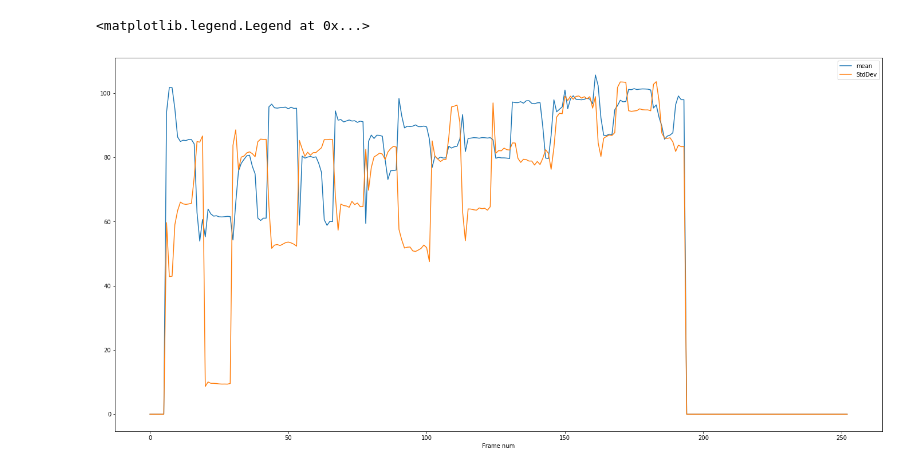
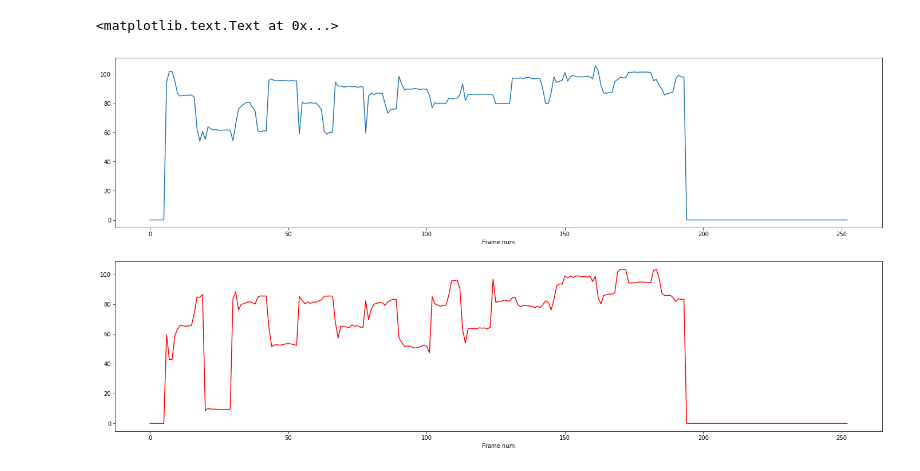
Before and after one commit to CamHD-Analysis/image-statistics-experiment, a Jupyter notebook: analysis/analysis.ipynb, the cells around one changed output. Saved outputs shown, nothing was run; the diff lists cells and outputs as text; code cells hidden in the pictures.

```diff
--- a/analysis/analysis.ipynb
+++ b/analysis/analysis.ipynb
@@ -10,5 +11,0 @@ from pprint import pprint
-# %%
-with open('../data/ursine/CAMHDA301-20160901T000000Z.json') as data_file:
-    data = json.load(data_file)
-
-pprint(data["stats"])
@@ -53,0 +12,14 @@ pprint(data)
+# %%
+data = None
+
+for filename in glob.iglob('../data/ursine/*.json'):
+    with open('../data/ursine/CAMHDA301-20160901T000000Z.json') as data_file:
+        d = json.load(data_file)
+
+        if data != None:
+            pd.merge( data, pd.DataFrame(d["stats"]) )
+        else:
+            data = pd.DataFrame(d["stats"], columns=['mean','stdDev'])
+
+
+pprint(data)
@@ -54,10 +44,16 @@ pprint(data)
 # %%
 plt.figure( figsize=(24,12))
-plt.plot( data )
 
+plt.subplot(211)
+plt.plot( data["mean"] )
 plt.xlabel('Frame num')
 plt.ylabel('')
-plt.legend(['Mean', 'StdDev'])
+#plt.legend(['Mean', 'StdDev'])
+
+plt.subplot(212)
+plt.plot( data["stdDev"] )
+plt.xlabel('Frame num')
+plt.ylabel('')
 # %% [output]
-<matplotlib.legend.Legend at 0x...>
+<matplotlib.text.Text at 0x...>
-[figure, old version]
+[figure, new version]
```
Also changed, not shown: parts of 4 cells of this notebook.
